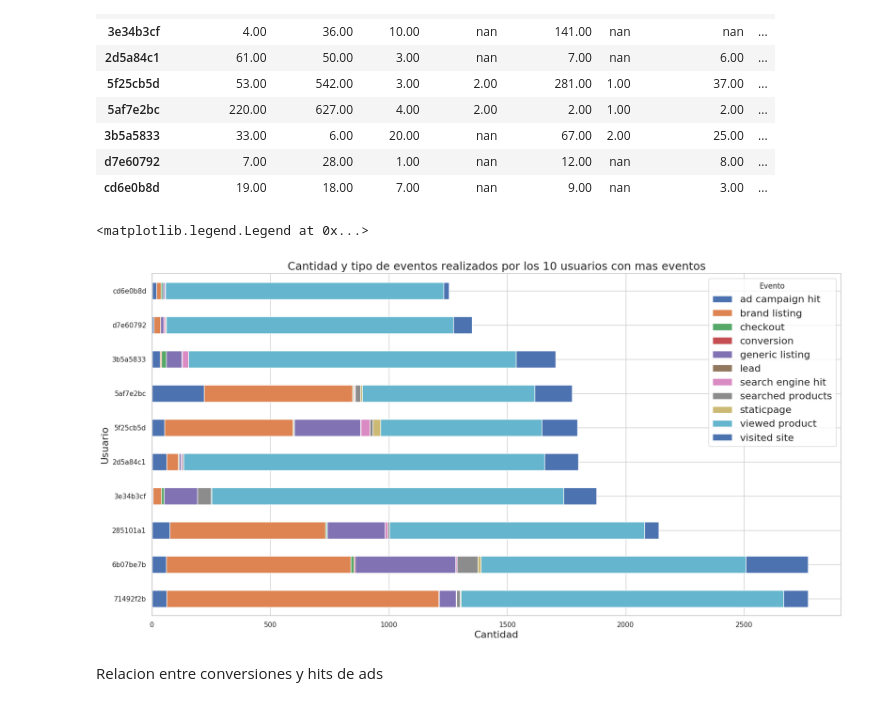
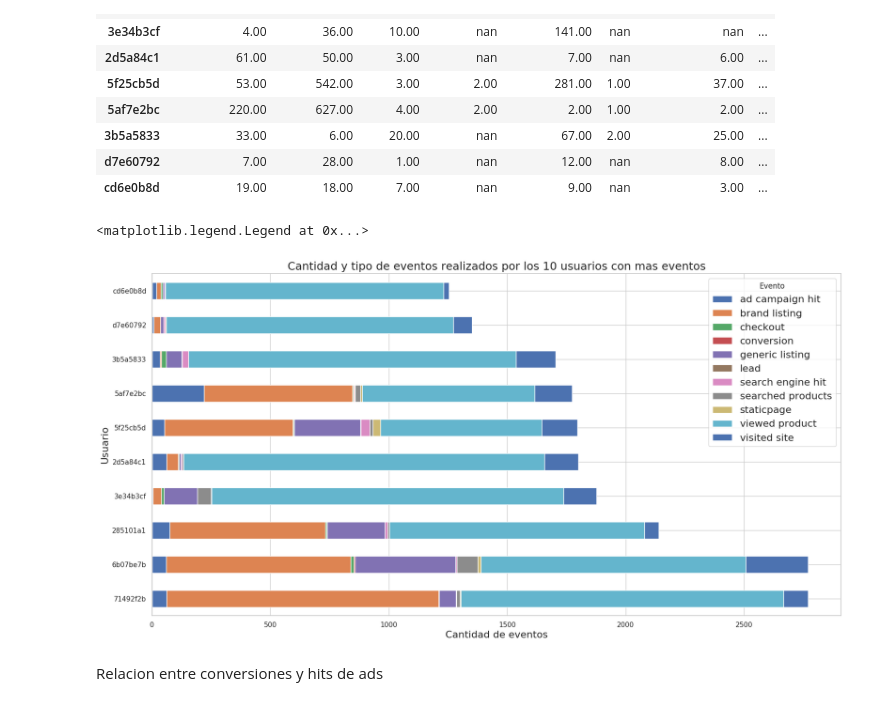
Before and after one commit to fran122157/datos-2018-2-TP1, a Jupyter notebook: TP1-trocafone.ipynb, the cells around one changed output. Saved outputs shown, nothing was run; the diff lists cells and outputs as text; code cells hidden in the pictures.

```diff
--- a/TP1-trocafone.ipynb
+++ b/TP1-trocafone.ipynb
@@ -190,12 +190,12 @@ top_10_users.head(10)
 # %%
 g = top_10_users.plot(kind='barh', stacked=True)
 g.set_title('Cantidad y tipo de eventos realizados por los 10 usuarios con mas eventos', fontsize=18)
-g.set_xlabel('Cantidad', fontsize=16)
+g.set_xlabel('Cantidad de eventos', fontsize=16)
 g.set_ylabel('Usuario',fontsize=16)
 g.legend(title='Evento', fontsize=16)
 # %% [output]
 <matplotlib.legend.Legend at 0x...>
-[figure, old version]
+[figure, new version]
 # %% [markdown]
 Relacion entre conversiones y hits de ads
 # %%
```
Also changed, not shown: parts of 6 cells of this notebook.
